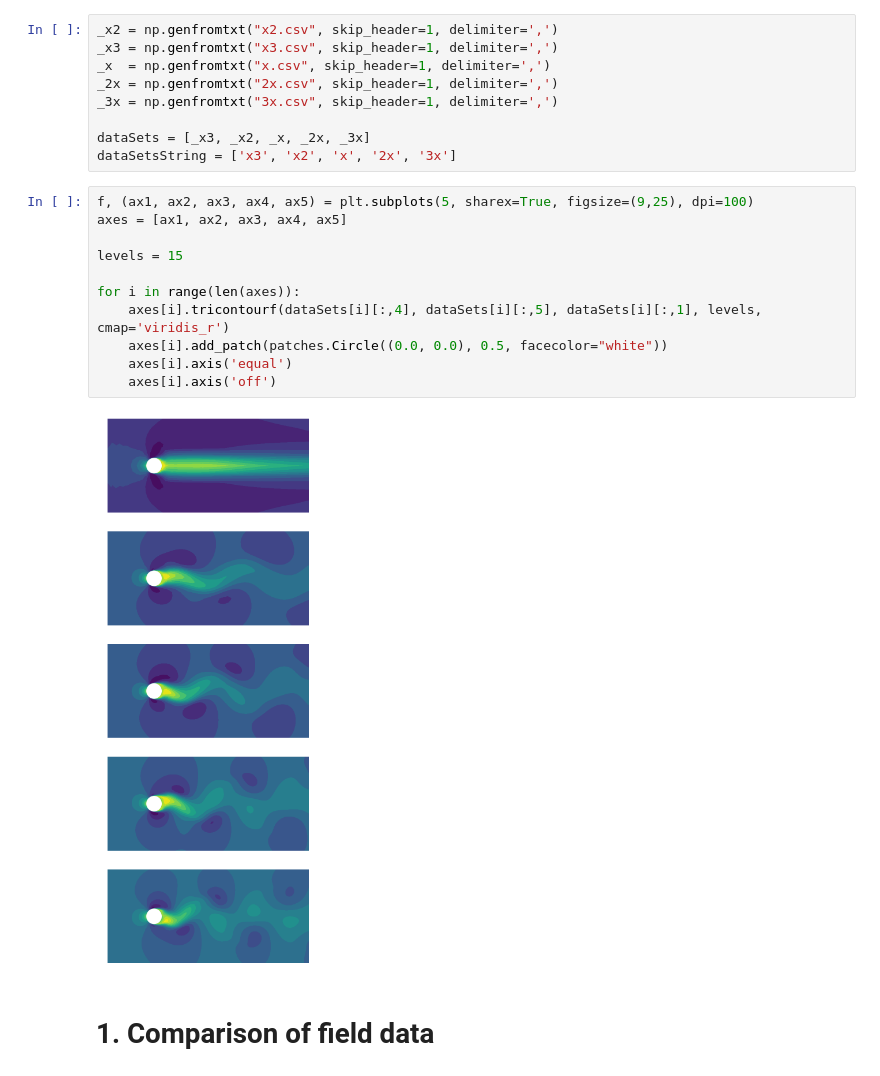
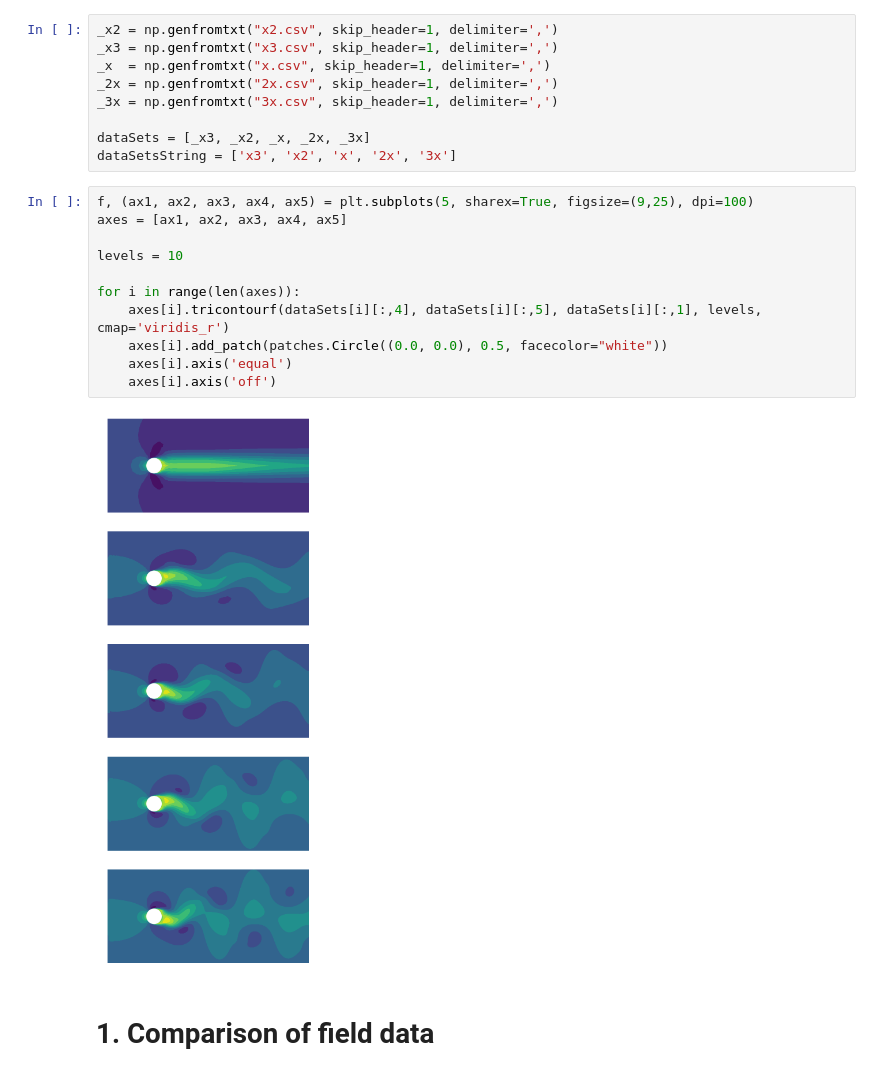
Before and after one commit to jlobatop/GA-CFD-MO, a Jupyter notebook: cylinder-mesh/MeshConvergence/meshConvergence-analysis.ipynb, the cells around one changed output. Saved outputs shown, nothing was run; the diff lists cells and outputs as text.

```diff
--- a/cylinder-mesh/MeshConvergence/meshConvergence-analysis.ipynb
+++ b/cylinder-mesh/MeshConvergence/meshConvergence-analysis.ipynb
@@ -21,16 +21,16 @@ dataSetsString = ['x3', 'x2', 'x', '2x', '3x']
 # %%
 f, (ax1, ax2, ax3, ax4, ax5) = plt.subplots(5, sharex=True, figsize=(9,25), dpi=100)
 axes = [ax1, ax2, ax3, ax4, ax5]
 
-levels = 15
+levels = 10
 
 for i in range(len(axes)):
     axes[i].tricontourf(dataSets[i][:,4], dataSets[i][:,5], dataSets[i][:,1], levels, cmap='viridis_r')
     axes[i].add_patch(patches.Circle((0.0, 0.0), 0.5, facecolor="white"))
     axes[i].axis('equal')
     axes[i].axis('off')
 # %% [output]
-[figure, old version]
+[figure, new version]
 # %% [markdown]
 # 1. Comparison of field data
 # %% [markdown]
```
Also changed, not shown: 4 other files.
